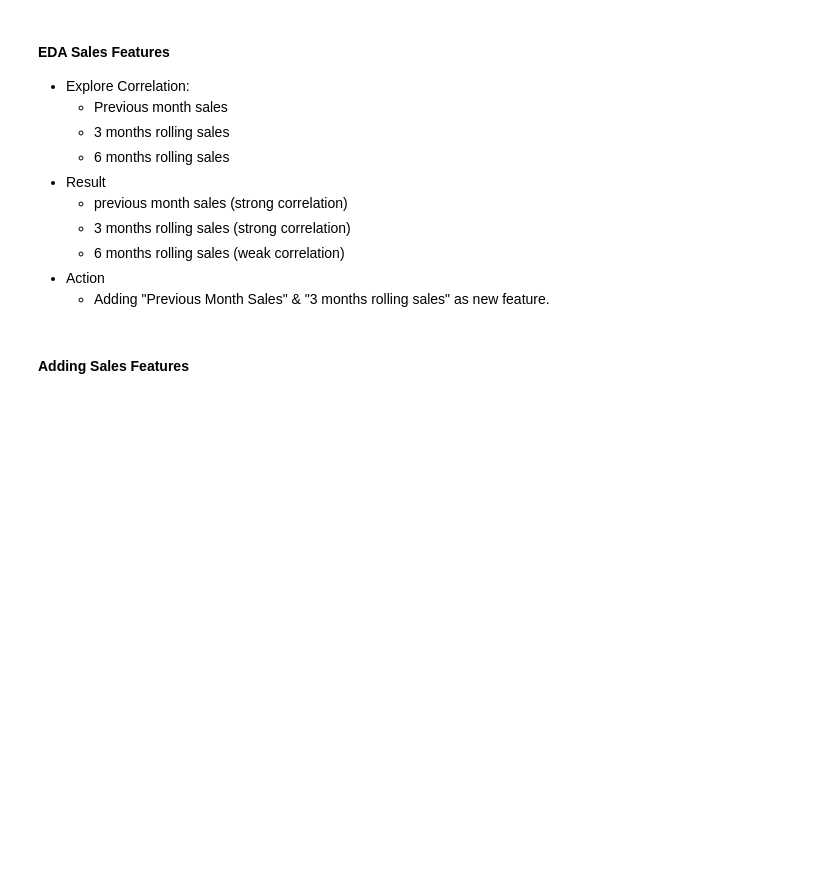
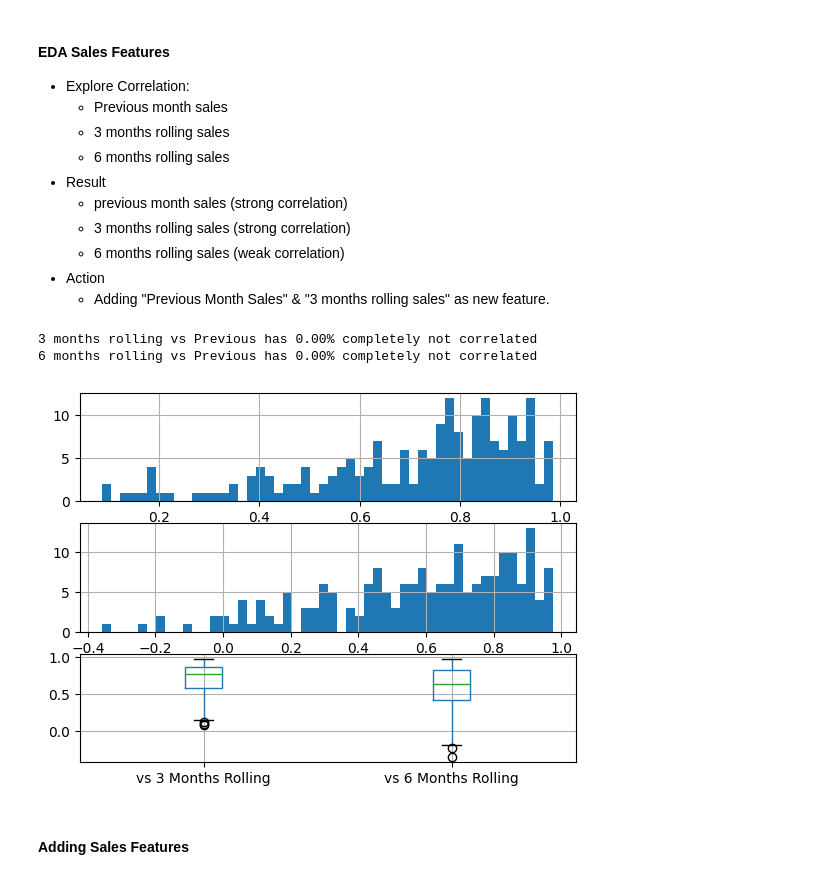
Before and after one commit to Mahipt/Marijuana_SalesPrediction, a Jupyter notebook: src/Sales_Prediction_v2.ipynb, the cells around one changed output. Drawn from its saved outputs; the diff is of its cells as text; code cells hidden in the pictures; blank space fills up the shorter version.

Commit message:
visualize rolling sales data coorelated to current sales

```diff
--- a/src/Sales_Prediction_v2.ipynb
+++ b/src/Sales_Prediction_v2.ipynb
@@ -179,8 +173,11 @@ for brand in brands:
     - Adding "Previous Month Sales" & "3 months rolling sales" as new feature.
 # %%
 # Calculate correlation between sales data
-prevMonth_cor = roll3Month_cor = roll6Month_cor = []
-for brand in brands:
+prevMonth_cor = []
+roll3Month_cor = []
+roll6Month_cor = []
+
+for count, brand in enumerate(brands):
 
     curSale = brandsData[brand].loc[:,"Total Sales ($)"]
     #==============add last month data===============================================
@@ -202,10 +199,32 @@ for brand in brands:
     roll6MonthSale = rollSum / rollMonths
     roll6MonthSale = roll6MonthSale[~np.isnan(roll6MonthSale)]
 
-    # Calculate the correlation between dataset
-    prevMonth_cor.append(np.corrcoef(curSale[:len(prevSale)], prevSale))
-    roll3Month_cor.append(np.corrcoef(curSale[:len(roll3MonthSale)], roll3MonthSale))
-    roll6Month_cor.append(np.corrcoef(curSale[:len(roll6MonthSale)], roll6MonthSale))
+    cor2 = np.corrcoef(curSale[:len(roll3MonthSale)], roll3MonthSale)
+    roll3Month_cor.append(cor2[1][0])
+
+    cor3 = np.corrcoef(curSale[:len(roll6MonthSale)], roll6MonthSale)
+    roll6Month_cor.append(cor3[1][0])
+# %%
+# find out not-correlation percentage
+roll3_perc = np.sum(np.isnan(roll3Month_cor)) / len(roll3Month_cor)
+roll6_perc = np.sum(np.isnan(roll6Month_cor)) / len(roll6Month_cor)
+print(f"3 months rolling vs Previous has {roll3_perc:.2%} completely not correlated")
+print(f"6 months rolling vs Previous has {roll6_perc:.2%} completely not correlated")
+# %% [output]
+3 months rolling vs Previous has 0.00% completely not correlated
+6 months rolling vs Previous has 0.00% completely not correlated
+# %%
+sales_cor = pd.DataFrame()
+sales_cor.loc[:, "vs 3 Months Rolling"] = roll3Month_cor
+sales_cor.loc[:, "vs 6 Months Rolling"] = roll6Month_cor
+
+fig, axis = plt.subplots(3, 1, figsize=(20, 12))
+sales_cor["vs 3 Months Rolling"].hist(bins=50, ax=axis[0])
+sales_cor["vs 6 Months Rolling"].hist(bins=50, ax=axis[1])
+sales_cor.boxplot(ax=axis[2])
+plt.show()
+# %% [output]
+[figure, added]
 # %% [markdown]
 #### Adding Sales Features
 # %%
```
Also changed, not shown: parts of 2 cells of this notebook.
